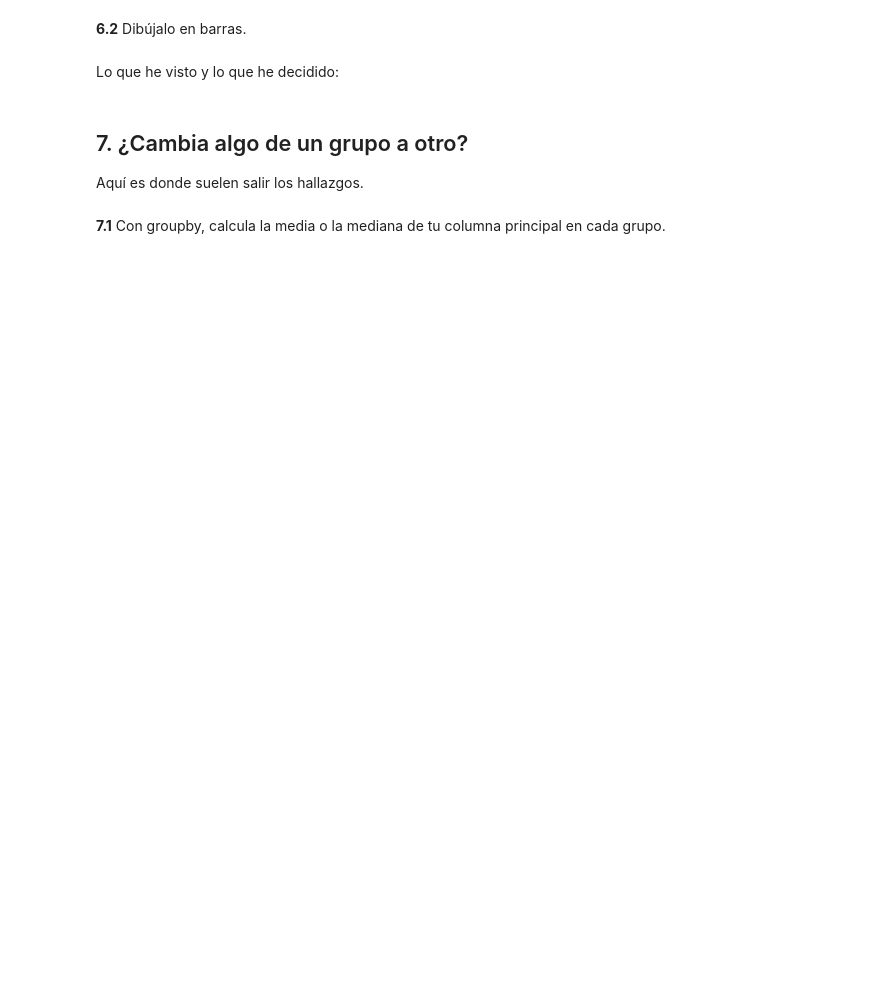
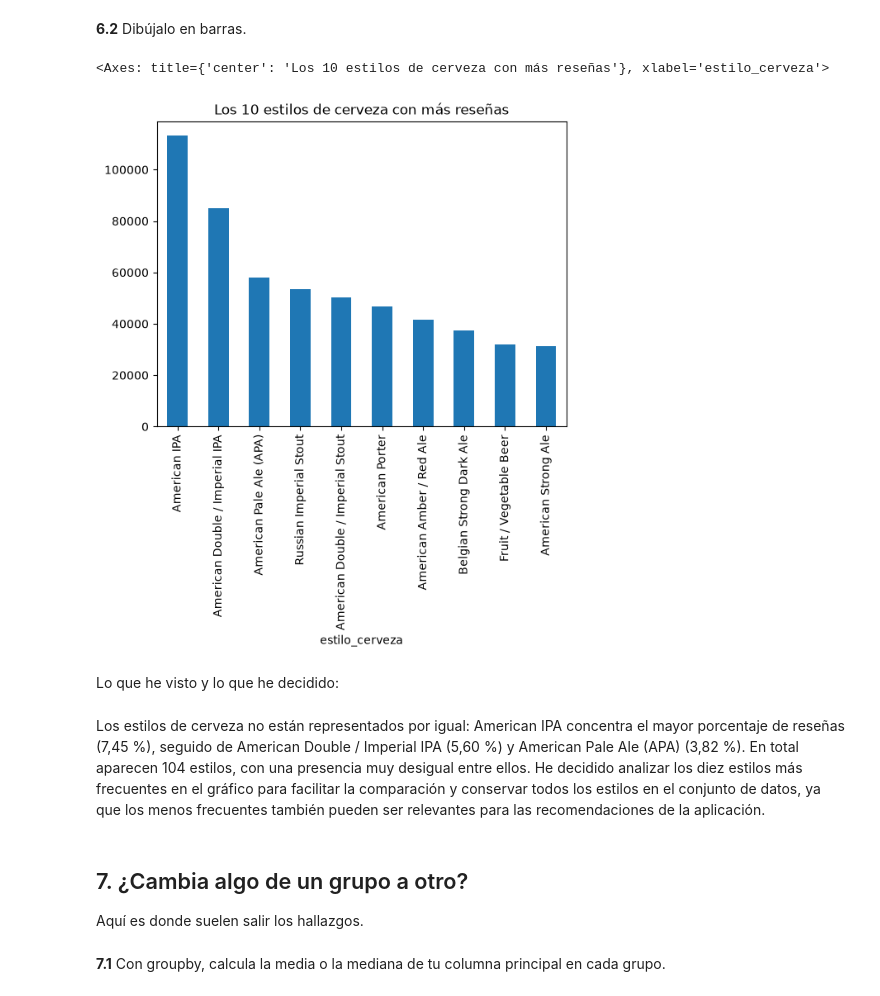
Before and after one commit to eripinor/proyecto_m1, a Jupyter notebook: eda.ipynb, the cells around one changed output. Cells and saved outputs as stored; diff of their text form; code cells hidden in the pictures; blank space fills up the shorter version.

```diff
--- a/eda.ipynb
+++ b/eda.ipynb
@@ -380,7 +418,17 @@ Cuántas filas hay de cada tipo.
 # %% [markdown]
 **6.2** Dibújalo en barras.
+# %%
+# Vamos a representar los 10 estilos de cerveza con más reseñas:
+cervezas["estilo_cerveza"].value_counts().head(10).plot(kind="bar", title="Los 10 estilos de cerveza con más reseñas")
+# %% [output]
+<Axes: title={'center': 'Los 10 estilos de cerveza con más reseñas'}, xlabel='estilo_cerveza'>
+[figure, added]
 # %% [markdown]
 Lo que he visto y lo que he decidido:
+# %% [markdown]
+Los estilos de cerveza no están representados por igual: American IPA concentra el mayor porcentaje de reseñas (7,45 %), seguido de American Double / Imperial IPA (5,60 %) y American Pale Ale (APA) (3,82 %).
+En total aparecen 104 estilos, con una presencia muy desigual entre ellos.
+He decidido analizar los diez estilos más frecuentes en el gráfico para facilitar la comparación y conservar todos los estilos en el conjunto de datos, ya que los menos frecuentes también pueden ser relevantes para las recomendaciones de la aplicación.
 # %% [markdown]
 ## 7. ¿Cambia algo de un grupo a otro?
 
```
Also changed, not shown: parts of 18 cells of this notebook, 5 other files.
